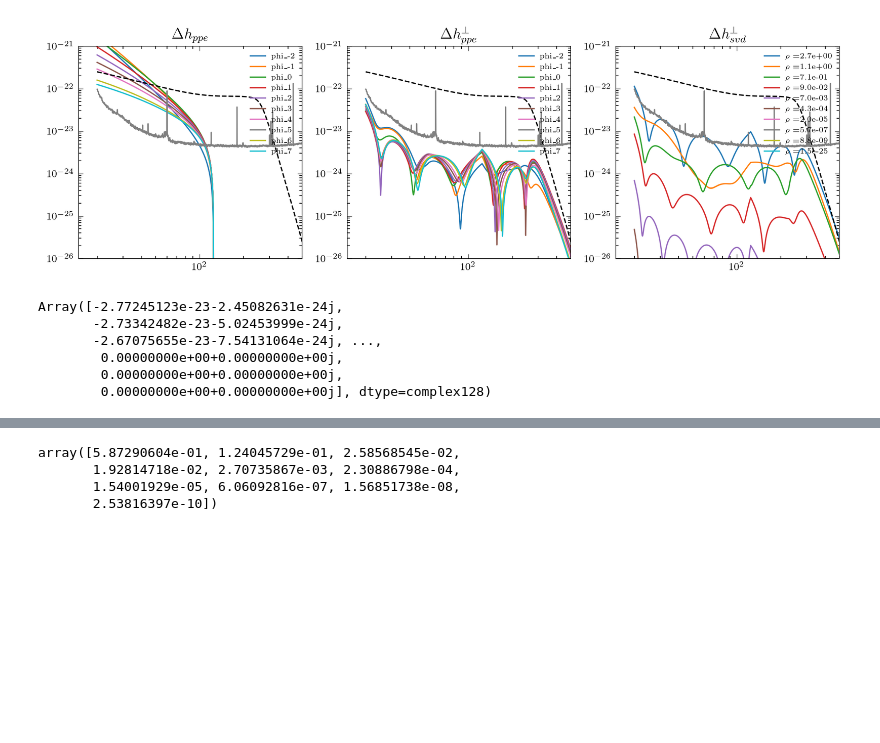
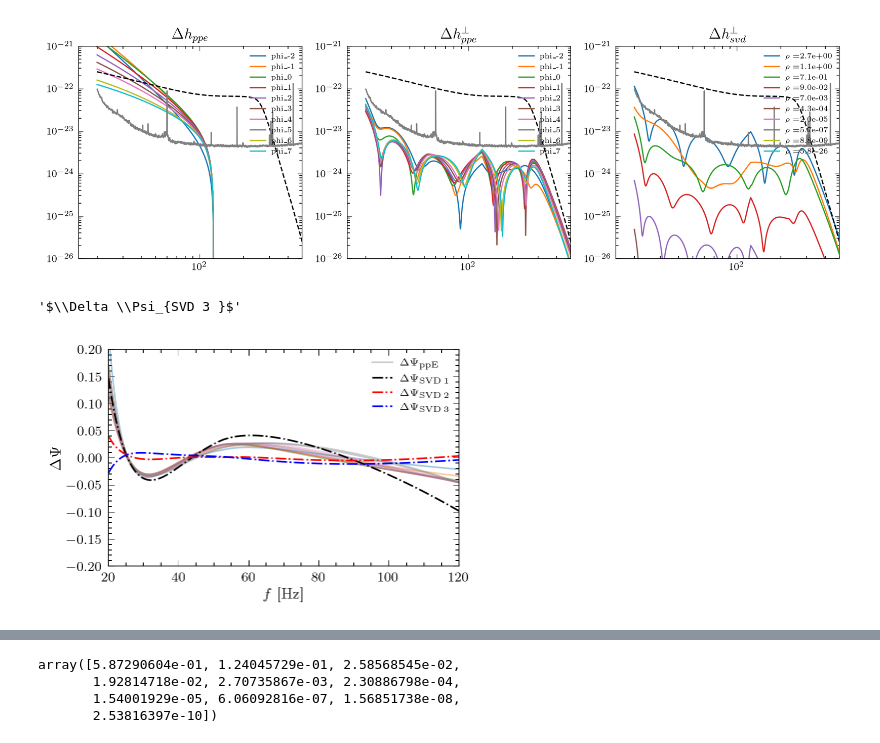
Before and after one commit to BrianCSeymour/geo-tgr, a Jupyter notebook: svd-ppeperp.ipynb, the cells around one changed output, grey strips where cells are left out. Cells and saved outputs as stored; diff of their text form; code cells hidden in the pictures; blank space fills up the shorter version.

```diff
--- a/svd-ppeperp.ipynb
+++ b/svd-ppeperp.ipynb
@@ -261,11 +336,37 @@ plt.show()
 # %% [output]
 [figure]
 # %%
+rf"$\Delta \Psi_{{SVD {i+1:d} }}$"
 # %% [output]
-Array([-2.77245123e-23-2.45082631e-24j,
-       -2.73342482e-23-5.02453999e-24j,
-       -2.67075655e-23-7.54131064e-24j, ...,
-        0.00000000e+00+0.00000000e+00j,
-        0.00000000e+00+0.00000000e+00j,
-        0.00000000e+00+0.00000000e+00j], dtype=complex128)
+'$\\Delta \\Psi_{SVD 3 }$'
+# %%
+kkplt = [-2,-1,0,1, 2,3,4,6, 7]
+
+for k in kkplt:
+    # line, = plt.plot(obj.freqs,np.real(resDh[obj.k2str[k]]["H1"] / hgr["H1"]/1j), label=rf"$\Delta \Psi_{{ {k:d} }}$")
+    if k!=7:
+        plt.plot(obj.freqs, np.real(res[obj.k2str[k]]["H1"] / hgr["H1"]/1j), alpha=0.4)
+    else:
+        plt.plot(obj.freqs, np.real(res[obj.k2str[k]]["H1"] / hgr["H1"]/1j), alpha=0.4, c = "gray", label=r"$\Delta \Psi_\mathrm{ppE }$")
+
+cc = ["k","r","b"]
+for i in range(3):
+
+    vals = norm/27*s[i] * Vh[i, :4000] / weight / hgr["H1"]/1j
+    ang = -np.unwrap(np.real(vals))
+    # vals = norm/27*s[i] * Vh[i, :4000] / weight/ hgr["H1"]/1j
+    # ang2 =  -np.real(norm/27*s[i] * Vh[i, :4000] / weight/ hgr["H1"]/1j)
+    plt.plot(obj.freqs,ang, label=rf"$\Delta \Psi_{{\mathrm{{SVD}}\, {i+1:d} }}$",ls = "-.",c=cc[i])
+
+plt.xlim(20, 120)
+plt.ylim(-0.2,0.2)
+plt.legend(loc=1)
+
+plt.xlabel(r"$f$ [Hz]")
+plt.ylabel(r"$\Delta \Psi$")
+# plt.savefig("svd-example.pdf", bbox_inches='tight', pad_inches=0)
+
+plt.show()
+# %% [output]
+[figure, added]
 # %%
```
Also changed, not shown: parts of 8 cells of this notebook, 5 other files.
